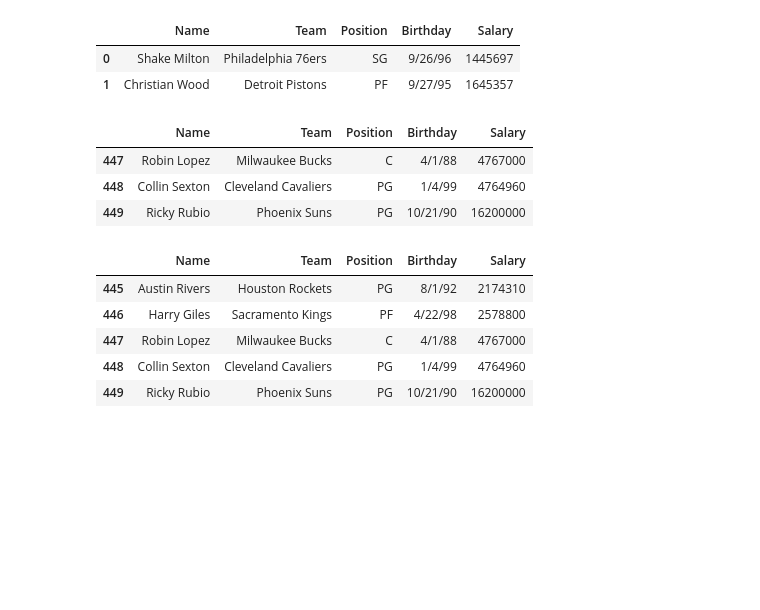
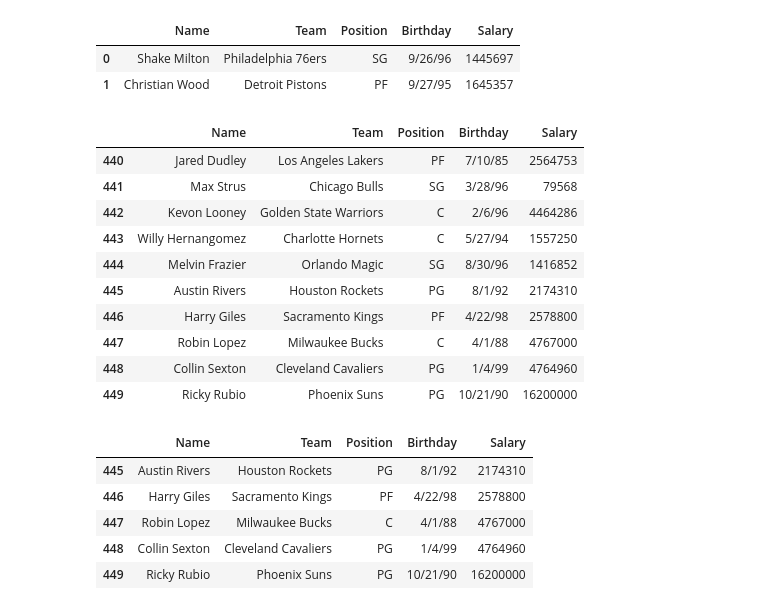
Before and after one commit to JBS-UAE/AAI614_Fattoum, a Jupyter notebook: Week 2/Notebook2.1.ipynb, the cells around one changed output. Drawn from its saved outputs; the diff is of its cells as text; code cells hidden in the pictures; blank space fills up the shorter version.

```diff
--- a/Week 2/Notebook2.1.ipynb
+++ b/Week 2/Notebook2.1.ipynb
@@ -109,9 +109,16 @@ nba.head(2)
 | 0 | Shake Milton | Philadelphia 76ers | SG | 9/26/96 | 1445697 |
 | 1 | Christian Wood | Detroit Pistons | PF | 9/27/95 | 1645357 |
 # %%
-nba.tail(n = 3)
+nba.tail(n = 10)
 # %% [output]
 |  | Name | Team | Position | Birthday | Salary |
+| 440 | Jared Dudley | Los Angeles Lakers | PF | 7/10/85 | 2564753 |
+| 441 | Max Strus | Chicago Bulls | SG | 3/28/96 | 79568 |
+| 442 | Kevon Looney | Golden State Warriors | C | 2/6/96 | 4464286 |
+| 443 | Willy Hernangomez | Charlotte Hornets | C | 5/27/94 | 1557250 |
+| 444 | Melvin Frazier | Orlando Magic | SG | 8/30/96 | 1416852 |
+| 445 | Austin Rivers | Houston Rockets | PG | 8/1/92 | 2174310 |
+| 446 | Harry Giles | Sacramento Kings | PF | 4/22/98 | 2578800 |
 | 447 | Robin Lopez | Milwaukee Bucks | C | 4/1/88 | 4767000 |
 | 448 | Collin Sexton | Cleveland Cavaliers | PG | 1/4/99 | 4764960 |
 | 449 | Ricky Rubio | Phoenix Suns | PG | 10/21/90 | 16200000 |
```
Also changed, not shown: parts of 13 cells of this notebook.
